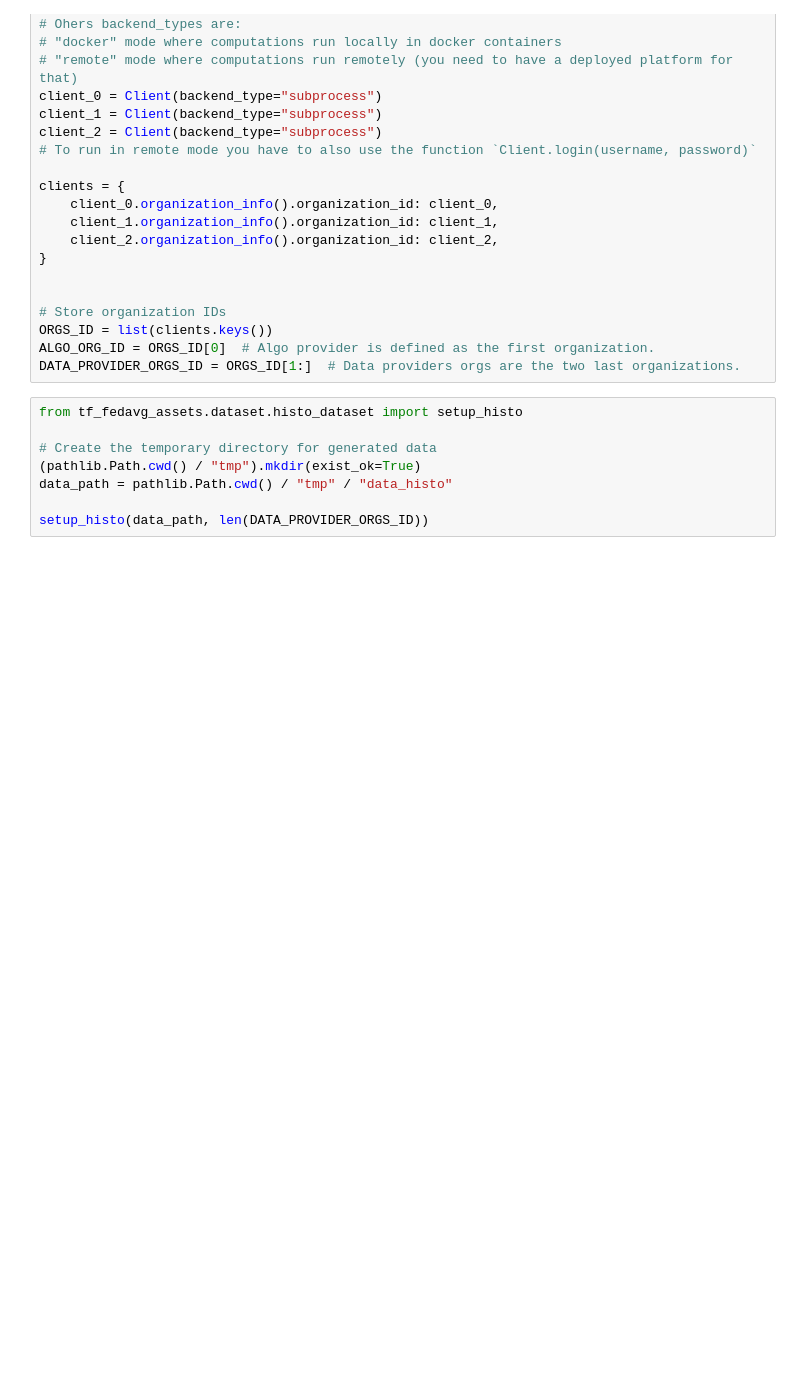
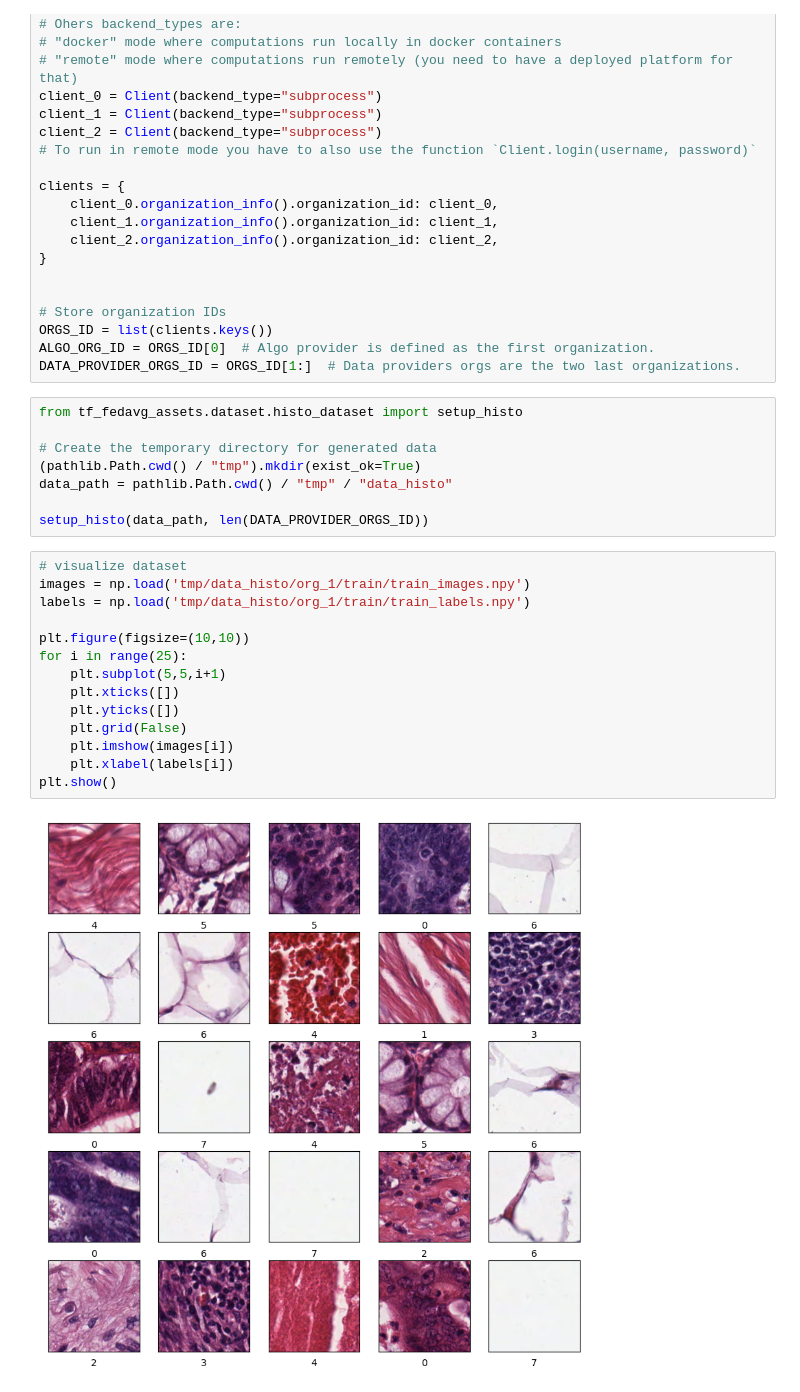
Before and after one commit to SushiOfDestiny/UE22-projet-info-substrafl, a Jupyter notebook: examples/histo_classi/test_data_opener.ipynb, the cells around one changed output. Saved outputs shown, nothing was run; the diff lists cells and outputs as text; blank space fills up the shorter version.

Commit message:
vizualisation of dataset

```diff
--- a/examples/histo_classi/test_data_opener.ipynb
+++ b/examples/histo_classi/test_data_opener.ipynb
@@ -46,3 +44,19 @@ from tf_fedavg_assets.dataset.histo_dataset import setup_histo
 data_path = pathlib.Path.cwd() / "tmp" / "data_histo"
 
 setup_histo(data_path, len(DATA_PROVIDER_ORGS_ID))
+# %%
+# visualize dataset
+images = np.load('tmp/data_histo/org_1/train/train_images.npy')
+labels = np.load('tmp/data_histo/org_1/train/train_labels.npy')
+
+plt.figure(figsize=(10,10))
+for i in range(25):
+    plt.subplot(5,5,i+1)
+    plt.xticks([])
+    plt.yticks([])
+    plt.grid(False)
+    plt.imshow(images[i])
+    plt.xlabel(labels[i])
+plt.show()
+# %% [output]
+[figure, added]
```
Also changed, not shown: parts of 1 cell of this notebook, 2 other files.
